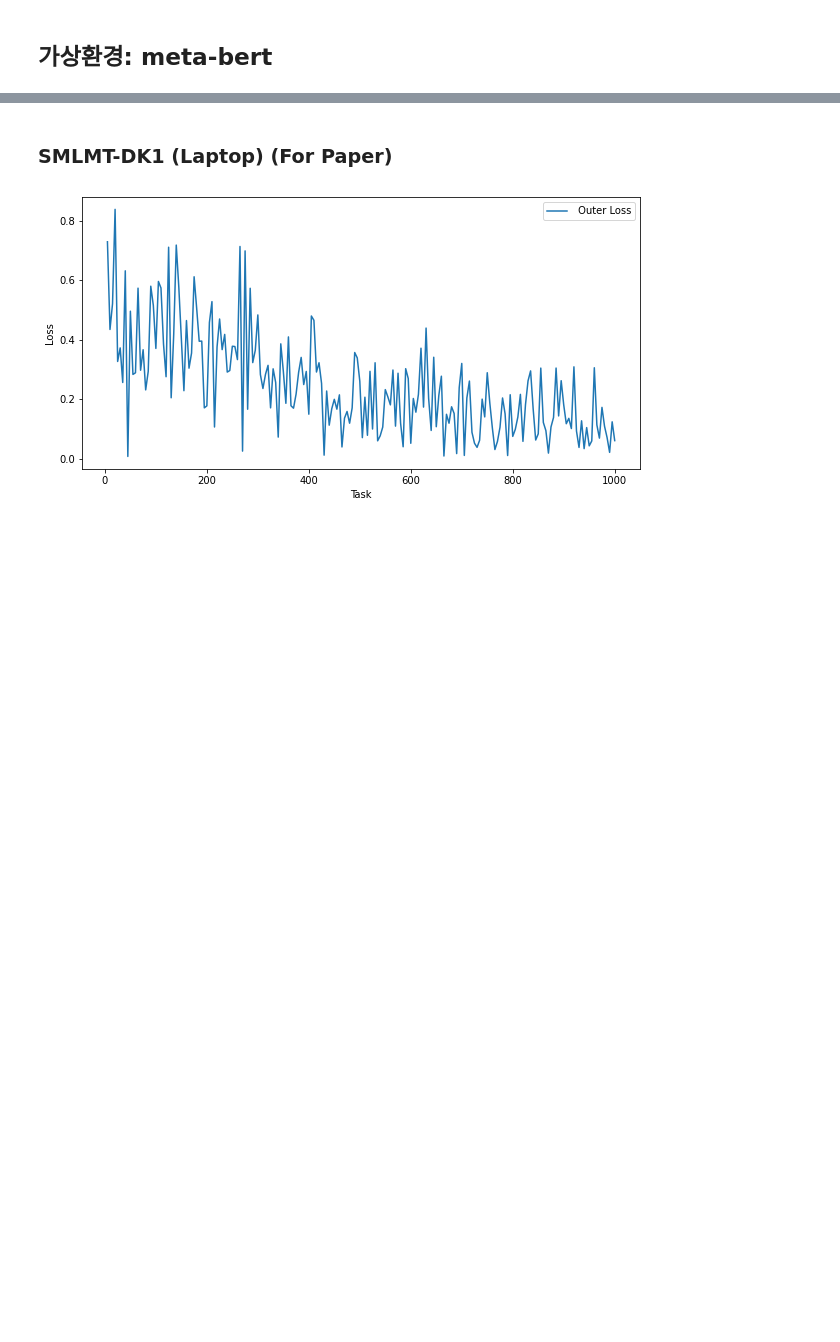
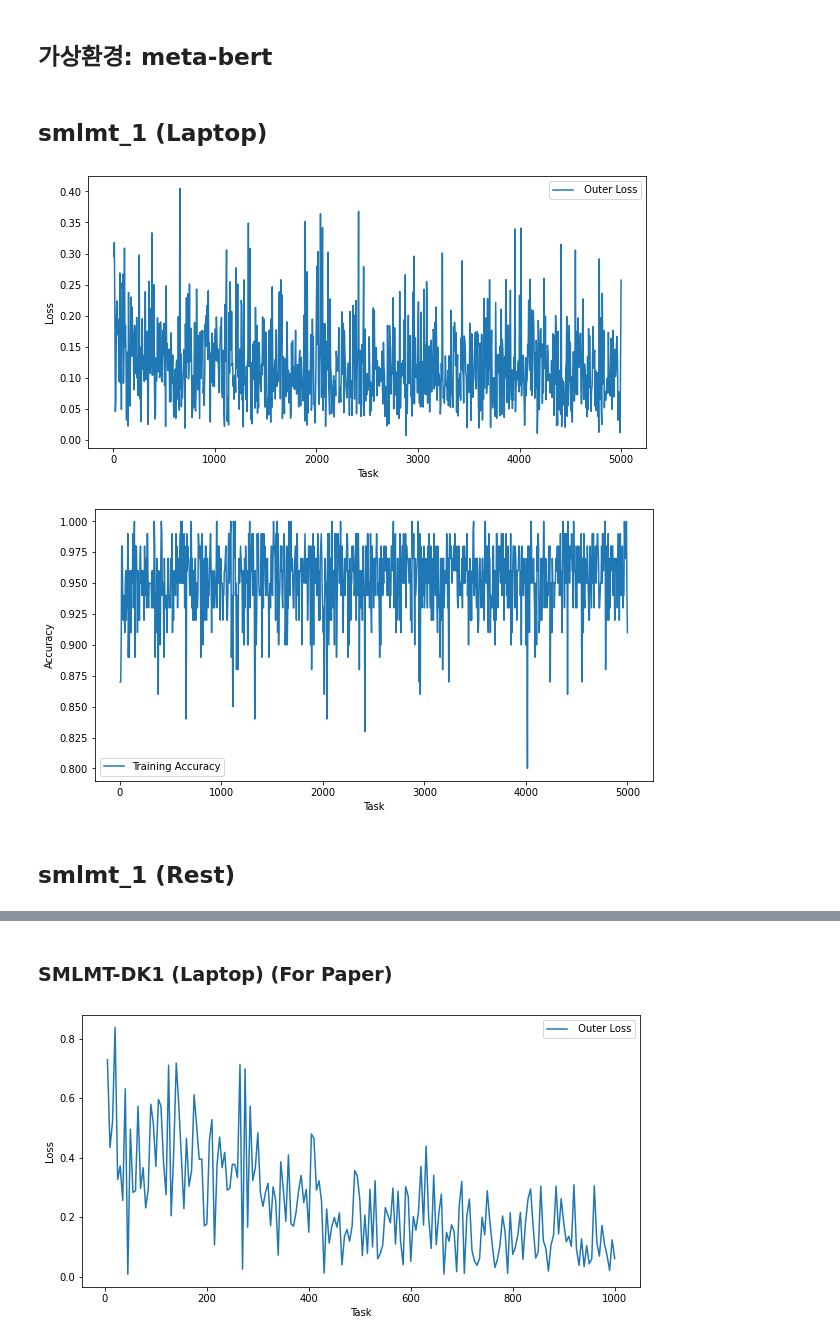
Before and after one commit to hjkim811/SMLMT-PyTorch, a Jupyter notebook: plot_results.ipynb, the cells around one changed output, grey strips where cells are left out. Drawn from its saved outputs; the diff is of its cells as text; code cells hidden in the pictures; blank space fills up the shorter version.

Commit message:
plots for smlmt_1

```diff
--- a/plot_results.ipynb
+++ b/plot_results.ipynb
@@ -5,7 +5,7 @@ import matplotlib.pyplot as plt
 import numpy as np
 # %%
 def plot_loss(train_outer_loss):
-    task = [(i+1)*5 for i in range(200)]
+    task = [(i+1)*5 for i in range(1000)] # task 1000개일 때는 range(200)
     plt.figure(figsize=(10,5))
     plt.plot(task, train_outer_loss,label=" Outer Loss")
     plt.xlabel("Task")
@@ -14,11 +14,11 @@ def plot_loss(train_outer_loss):
     plt.show()
 
 def plot_acc(train_acc, test_acc):
-    task = [(i+1)*5 for i in range(200)]
-    task_ = [(i+1)*100 for i in range(10)]
+    task = [(i+1)*5 for i in range(1000)] # task 1000개일 때는 range(200)
+    # task_ = [(i+1)*100 for i in range(10)] # task 1000개일 때는 range(10)
     plt.figure(figsize=(10,5))
     plt.plot(task, train_acc, label="Training Accuracy")
-    plt.plot(task_, test_acc, label="Test Accuracy")
+    # plt.plot(task_, test_acc, label="Test Accuracy")
     plt.xlabel("Task")
     plt.ylabel("Accuracy")
     plt.legend()
@@ -30,3 +30,5 @@ test_acc =
 
 plot_loss(train_outer_loss)
 plot_acc(train_acc, test_acc)
+# %% [markdown]
+## smlmt_1 (Laptop)
@@ -32,0 +39,8 @@ plot_acc(train_acc, test_acc)
+# %%
+plot_loss(train_outer_loss)
+plot_acc(train_acc, test_acc)
+# %% [output]
+[figure, added]
+[figure, added]
+# %% [markdown]
+## smlmt_1 (Rest)
```
Also changed, not shown: parts of 9 cells of this notebook.
